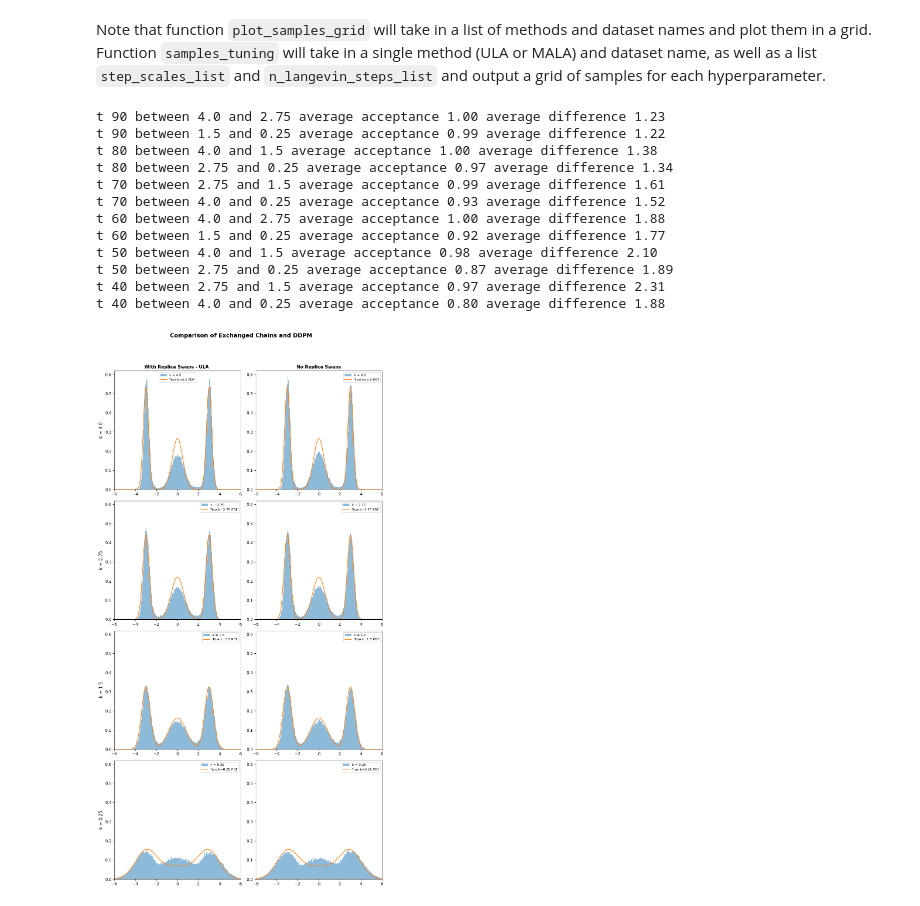
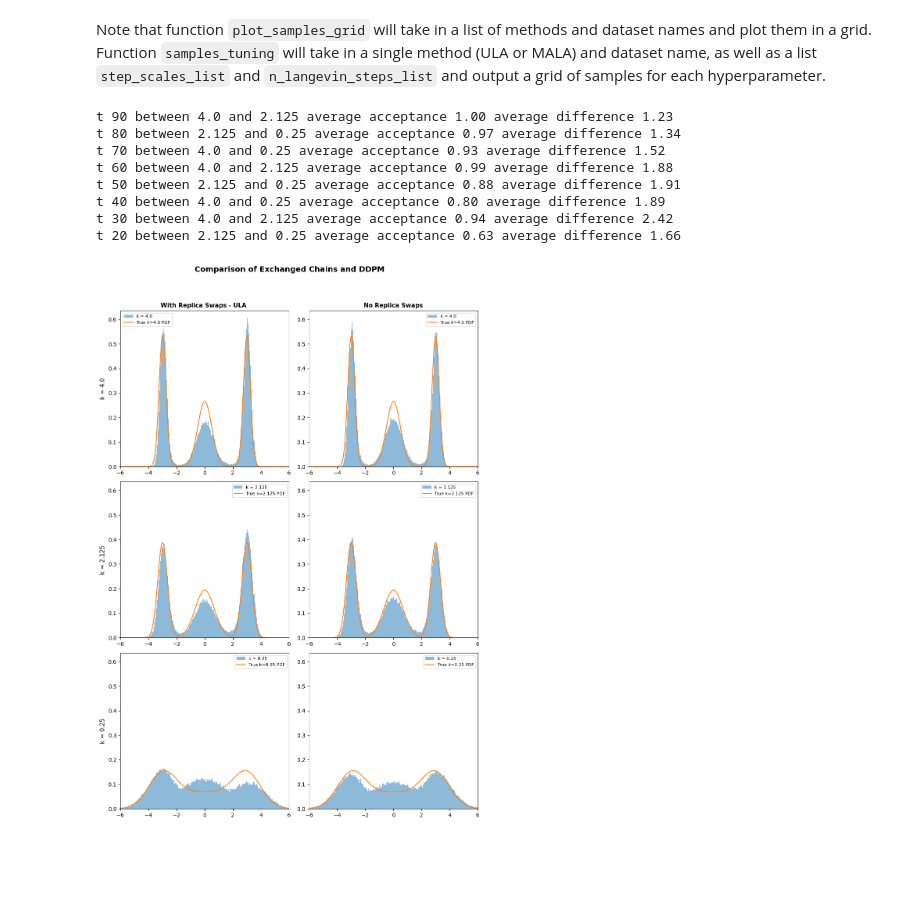
Before and after one commit to oatmeallover/parallel_tempering, a Jupyter notebook: tempered_energy.ipynb, the cells around one changed output. Cells and saved outputs as stored; diff of their text form; code cells hidden in the pictures; blank space fills up the shorter version.

Commit message:
new figures plot

```diff
--- a/tempered_energy.ipynb
+++ b/tempered_energy.ipynb
@@ -15,26 +15,22 @@ Note that function `plot_samples_grid` will take in a list of methods and datase
 # %%
 dataset_name = "composed"
 k = 4.0
 sigma = 0.6
 step_scale = 1
 n_langevin_steps = 5
-n_replicas = 4
+n_replicas = 3
 
 x_ladder, a_ladder = ladder_ddpm(dataset_name, k, sigma, step_scale, n_langevin_steps, n_replicas, x_limit=6, save_dir="figures", figsize_per_panel=(5,4), filename=None)
 # %% [output]
-t 90 between 4.0 and 2.75 average acceptance 1.00 average difference 1.23
-t 90 between 1.5 and 0.25 average acceptance 0.99 average difference 1.22
-t 80 between 4.0 and 1.5 average acceptance 1.00 average difference 1.38
-t 80 between 2.75 and 0.25 average acceptance 0.97 average difference 1.34
-t 70 between 2.75 and 1.5 average acceptance 0.99 average difference 1.61
+t 90 between 4.0 and 2.125 average acceptance 1.00 average difference 1.23
+t 80 between 2.125 and 0.25 average acceptance 0.97 average difference 1.34
 t 70 between 4.0 and 0.25 average acceptance 0.93 average difference 1.52
-t 60 between 4.0 and 2.75 average acceptance 1.00 average difference 1.88
-t 60 between 1.5 and 0.25 average acceptance 0.92 average difference 1.77
-t 50 between 4.0 and 1.5 average acceptance 0.98 average difference 2.10
-t 50 between 2.75 and 0.25 average acceptance 0.87 average difference 1.89
-t 40 between 2.75 and 1.5 average acceptance 0.97 average difference 2.31
-t 40 between 4.0 and 0.25 average acceptance 0.80 average difference 1.88
+t 60 between 4.0 and 2.125 average acceptance 0.99 average difference 1.88
+t 50 between 2.125 and 0.25 average acceptance 0.88 average difference 1.91
+t 40 between 4.0 and 0.25 average acceptance 0.80 average difference 1.89
+t 30 between 4.0 and 2.125 average acceptance 0.94 average difference 2.42
+t 20 between 2.125 and 0.25 average acceptance 0.63 average difference 1.66
-[figure, old version]
+[figure, new version]
 # %%
 import matplotlib.pyplot as plt
 import numpy as np
```
Also changed, not shown: 5 other files.
